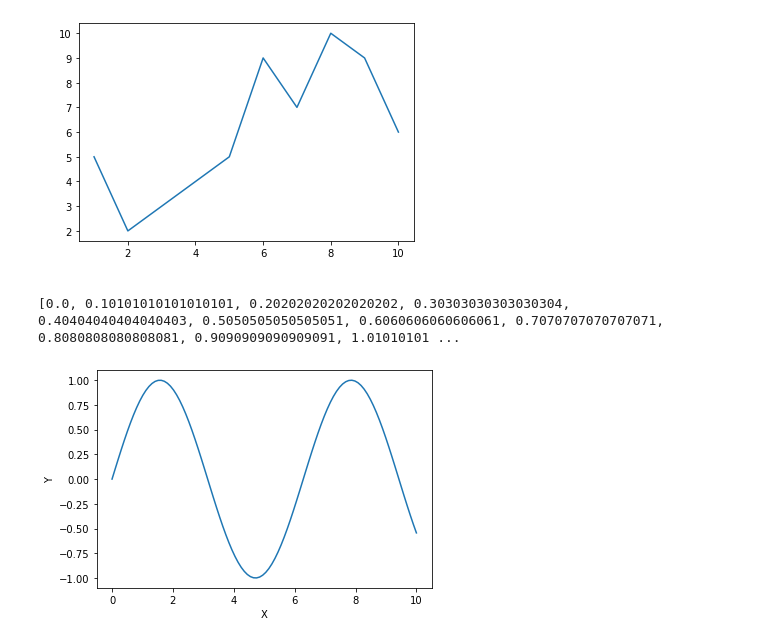
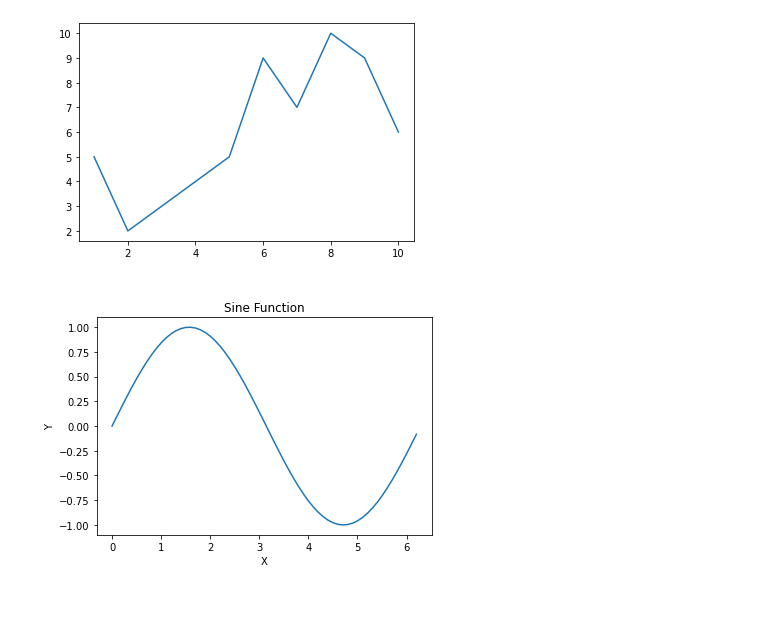
Before and after one commit to sudipnext/nextonPy, a Jupyter notebook: matplotlib.py/matplotlib.ipynb, the cells around one changed output. Drawn from its saved outputs; the diff is of its cells as text; code cells hidden in the pictures; blank space fills up the shorter version.

```diff
--- a/matplotlib.py/matplotlib.ipynb
+++ b/matplotlib.py/matplotlib.ipynb
@@ -16,17 +16,17 @@ import numpy as np
 # %%
 #plotting a sine function
 x=[]
-for j in np.arange(0.0, 10.0, 0.1):
-    x.append(j)
+# for j in np.arange(0.0, 10.0, 0.1):
+#     x.append(j)
 #else we can use linspace
 # for i in np.linspace(0, 10, 100):
 #     x.append(i)
-print(x)
+x = np.arange(0, 2*np.pi, 0.1)
 y = np.sin(x)
 plt.plot(x, y)
+plt.title("Sine Function")
 plt.xlabel("X")
 plt.ylabel("Y")
 plt.show()
 # %% [output]
-[0.0, 0.10101010101010101, 0.20202020202020202, 0.30303030303030304, 0.40404040404040403, 0.5050505050505051, 0.6060606060606061, 0.7070707070707071, 0.8080808080808081, 0.9090909090909091, 1.01010101 ...
-[figure, old version]
+[figure, new version]
```
Also changed, not shown: parts of 4 cells of this notebook.
